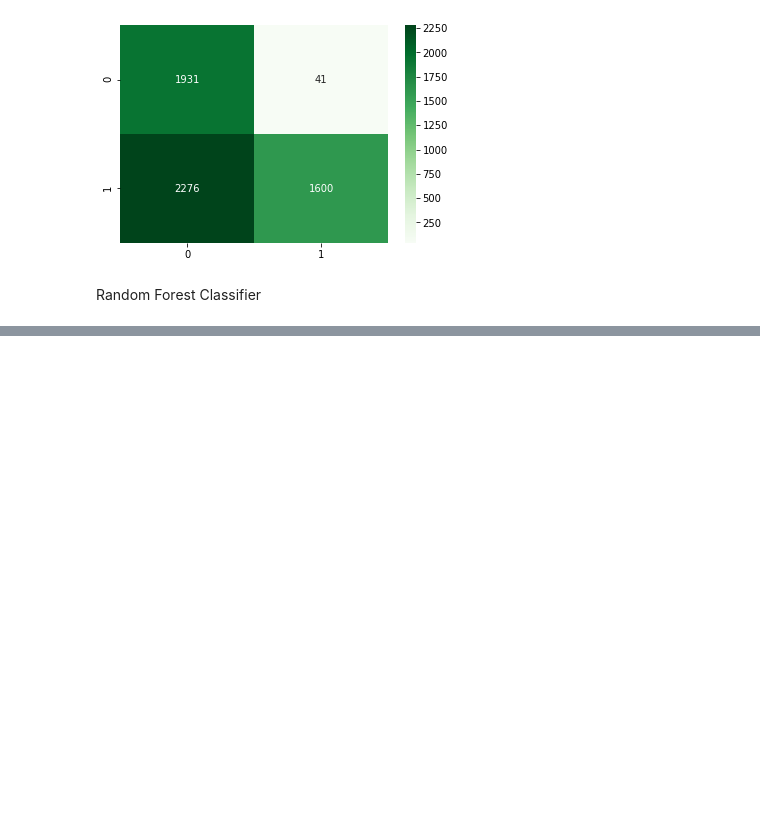
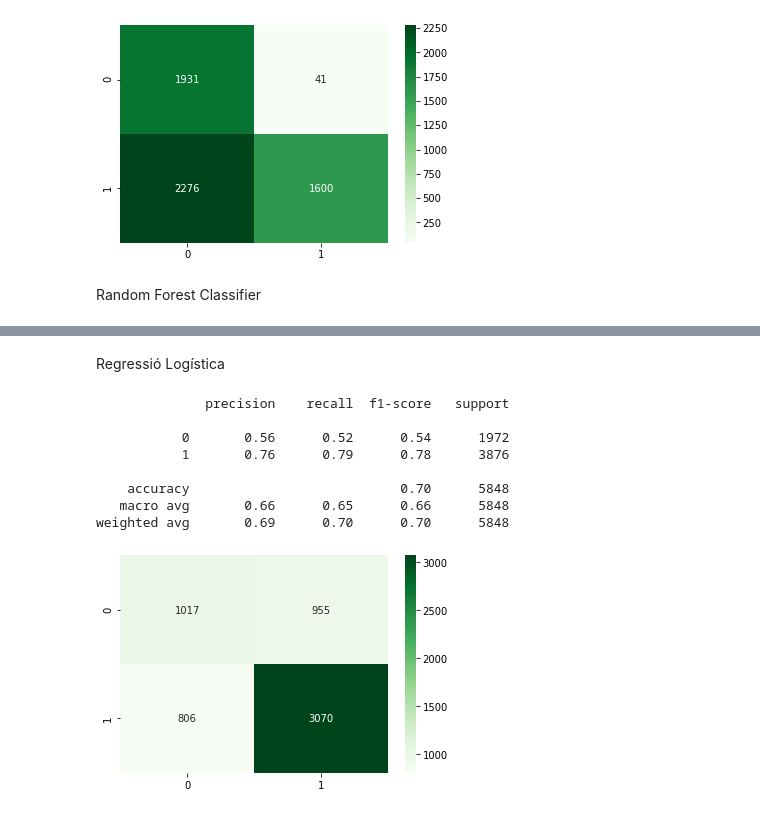
Before and after one commit to AlbertoRom/Android_Permission_Dataset, a Jupyter notebook: notebooks/Android_Permission_Notebook.ipynb, the cells around one changed output, grey strips where cells are left out. Drawn from its saved outputs; the diff is of its cells as text; code cells hidden in the pictures; blank space fills up the shorter version.

```diff
--- a/notebooks/Android_Permission_Notebook.ipynb
+++ b/notebooks/Android_Permission_Notebook.ipynb
@@ -381 +383,18 @@ weighted avg       0.74      0.75      0.74      5848
 [figure]
+# %% [markdown]
+Regressió Logística
+# %%
+print(cr_lr)
+# mat_rfc.plot()
+sns.heatmap(con_mat_lr, annot=True, fmt='.4g', cmap='Greens')
+plt.show()
+# %% [output]
+              precision    recall  f1-score   support
+
+           0       0.56      0.52      0.54      1972
+           1       0.76      0.79      0.78      3876
+
+    accuracy                           0.70      5848
+   macro avg       0.66      0.65      0.66      5848
+weighted avg       0.69      0.70      0.70      5848
+[figure, added]
```
Also changed, not shown: parts of 4 cells of this notebook, 3 other files.
